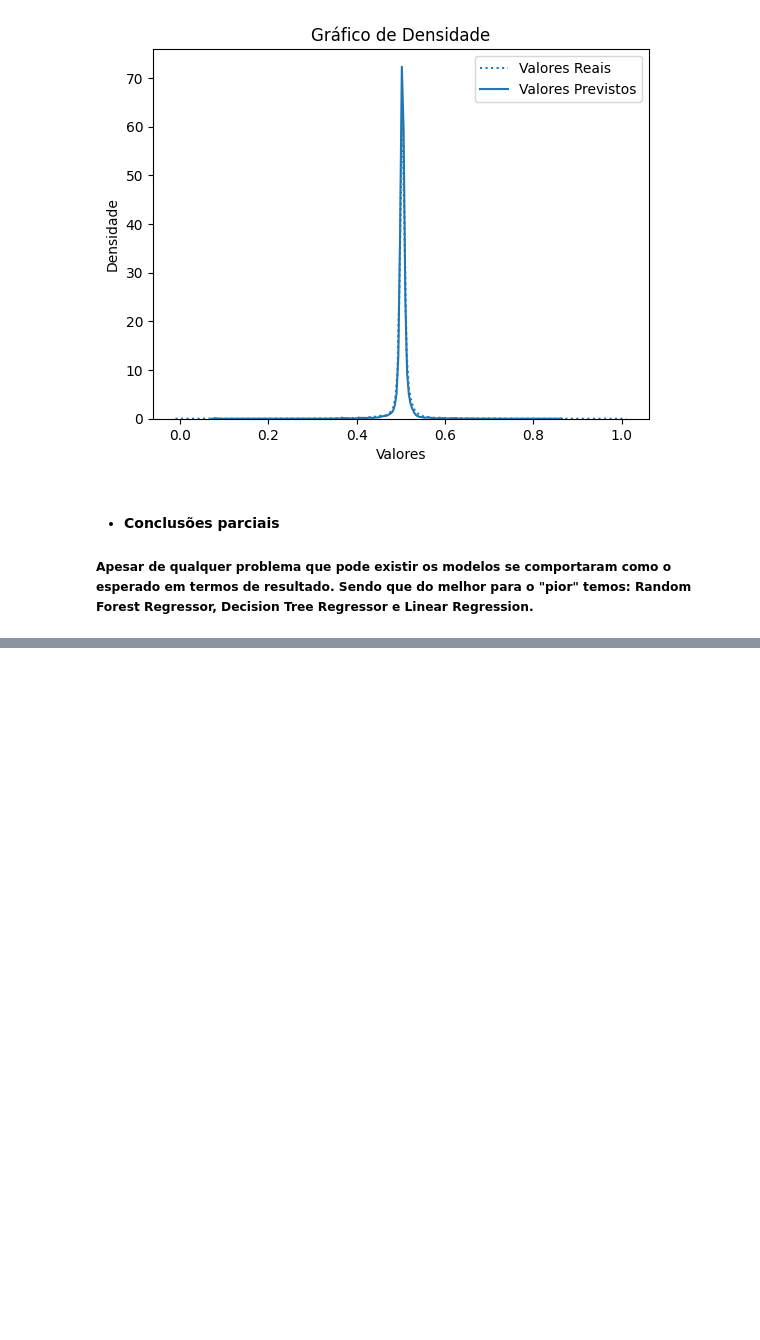
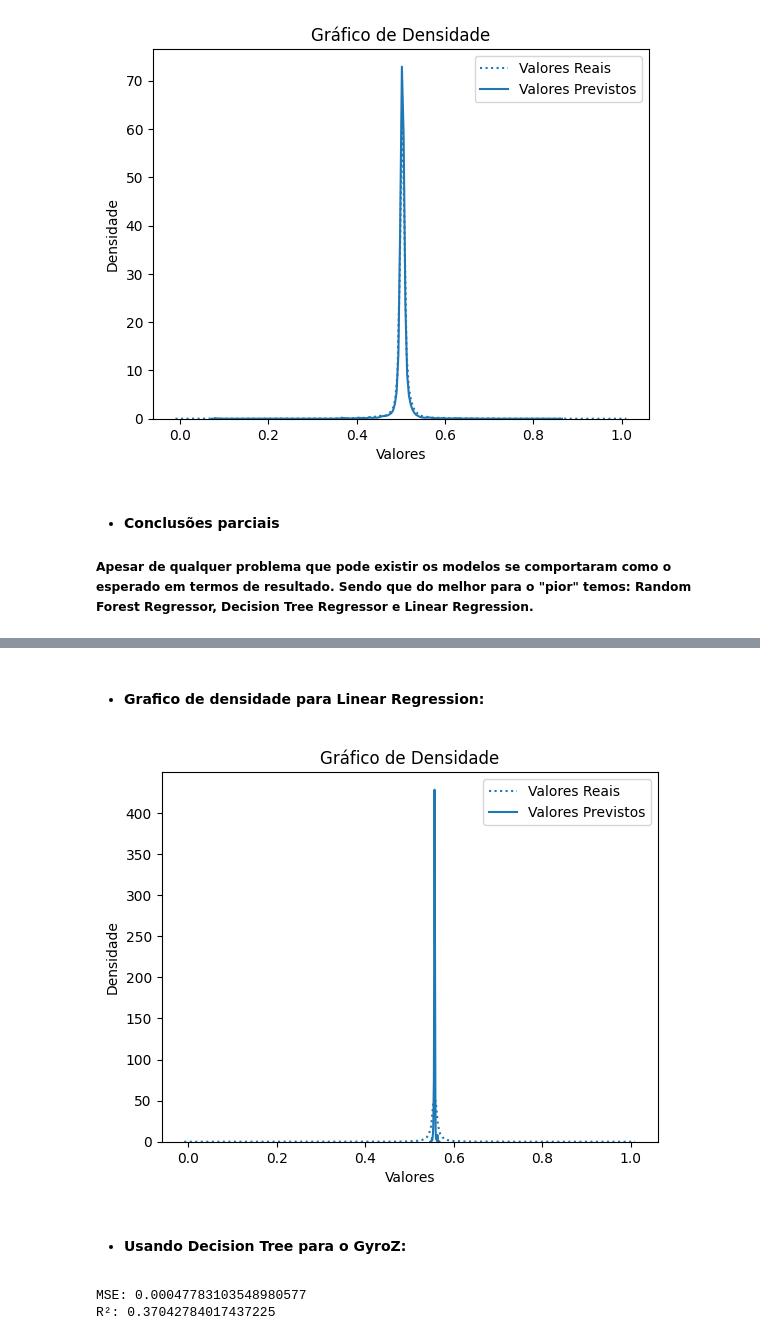
Before and after one commit to JoseBatista2010/ML2023-Jose-Batista, a Jupyter notebook: Localização_Indoor.ipynb, the cells around one changed output, grey strips where cells are left out. Cells and saved outputs as stored; diff of their text form; code cells hidden in the pictures; blank space fills up the shorter version.

```diff
--- a/Localização_Indoor.ipynb
+++ b/Localização_Indoor.ipynb
@@ -179,0 +312,11 @@ plt.pyplot.show()
+# %%
+# Inicializar o scaler para normalização Min-Max
+scaler = MinMaxScaler()
+
+X_ = indoors_ds.drop(['timestamp',' GyroX', ' GyroY', ' GyroZ'], axis=1)
+y_ = indoors_ds[' GyroZ']
+
+X = scaler.fit_transform(X_)
+y = scaler.fit_transform(y_.values.reshape(-1, 1))
+
+X_train, X_test, y_train, y_test = train_test_split(X, y, test_size=0.2, random_state=42)
@@ -179,0 +344,32 @@ plt.pyplot.show()
+# %% [markdown]
+- <h4>Grafico de densidade para Linear Regression:
+# %%
+# Plota o gráfico de densidade
+sns.kdeplot(y, color='red', linestyle=':',label='Valores Reais')
+sns.kdeplot(y_pred, label='Valores Previstos')
+plt.pyplot.xlabel('Valores')
+plt.pyplot.ylabel('Densidade')
+plt.pyplot.title('Gráfico de Densidade')
+plt.pyplot.legend()
+plt.pyplot.show()
+# %% [output]
+[figure, added]
+# %% [markdown]
+- <h4> Usando Decision Tree para o GyroZ:
+# %%
+# Criar e treinar o modelo de árvore de decisão
+model_z2 = DecisionTreeRegressor()
+model_z2.fit(X_train, y_train)
+
+# Fazer previsões no conjunto de teste
+y_pred = model_z2.predict(X_test)
+
+# Calcular o erro médio quadrático (MSE)
+mse2 = mean_squared_error(y_test, y_pred)
+print("MSE:", mse2)
+
+r2 = r2_score(y_test, y_pred)
+print('R²:', r2)
+# %% [output]
+MSE: 0.00047783103548980577
+R²: 0.37042784017437225
```
Also changed, not shown: parts of 30 cells of this notebook.
